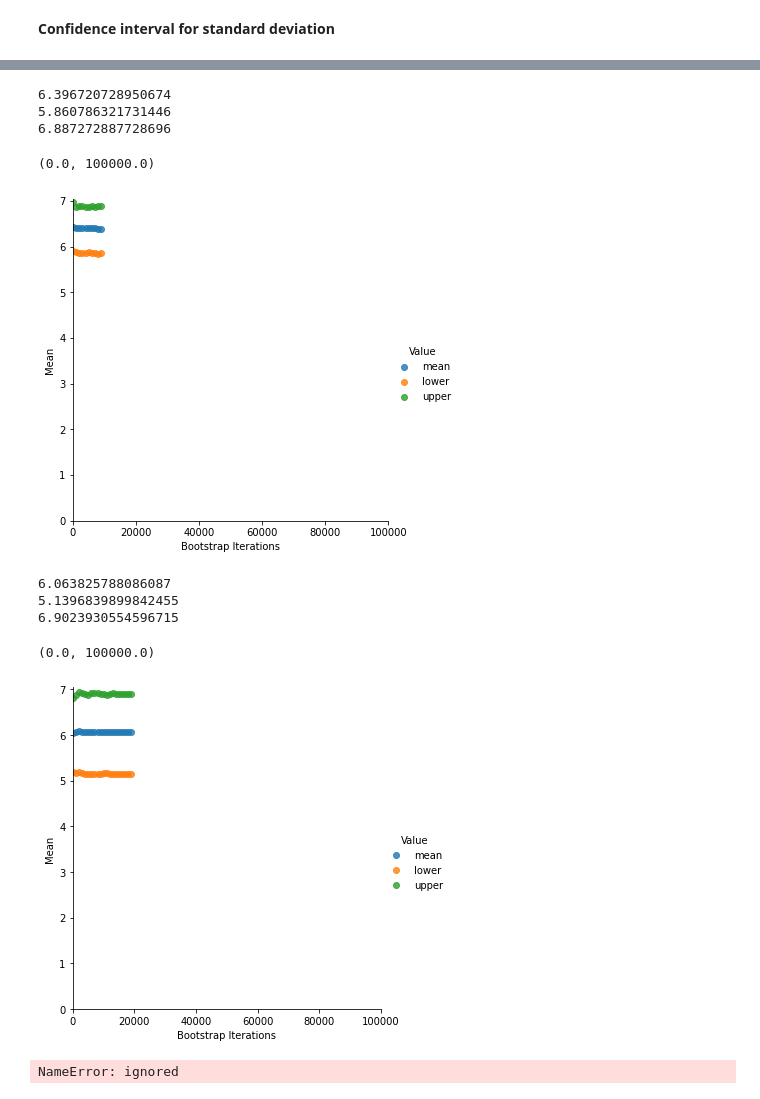
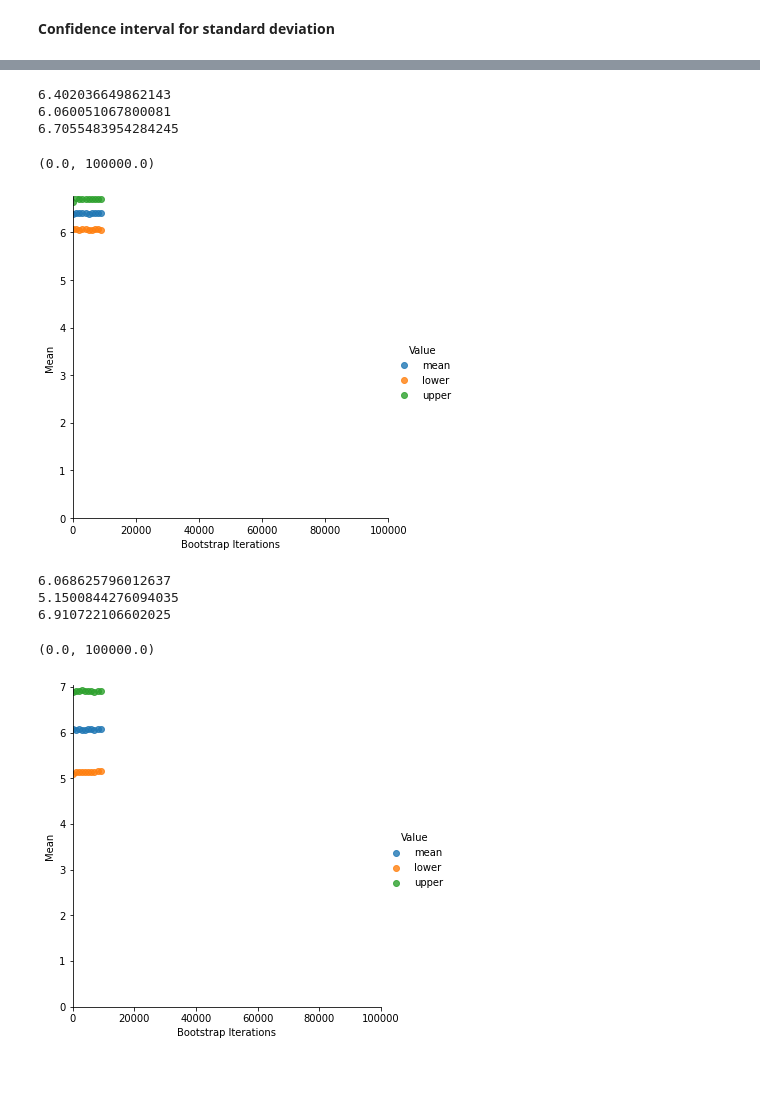
Before and after one commit to PreethamThinagaraj/CE888, a Jupyter notebook: Lab_2/bootstrap.ipynb, the cells around one changed output, grey strips where cells are left out. Cells and saved outputs as stored; diff of their text form; code cells hidden in the pictures; blank space fills up the shorter version.

```diff
--- a/Lab_2/bootstrap.ipynb
+++ b/Lab_2/bootstrap.ipynb
@@ -194,7 +194,7 @@ np.mean(df_v['New Fleet'])
 # Calling bootstrap function and plotting the results
 boots = []
 for i in range(100, 10000, 1000):
-    boot = bootstrap_mean_ci(df_v['Current fleet'], df_v['Current fleet'].shape[0], i,92)
+    boot = bootstrap_mean_ci(df_v['Current fleet'], df_v['Current fleet'].shape[0], i,85)
     boots.append([i, boot[0], "mean"])
     boots.append([i, boot[1], "lower"])
     boots.append([i, boot[2], "upper"])
@@ -367,8 +349,8 @@ b=np.array(dem_share_OH)
 # %%
 # Calling bootstrap function and plotting the results
 boots = []
-for i in range(100, 100000, 1000):
-    boot = bootstrap_mean_ci(a, a.shape[0], i,98)
+for i in range(100, 20000, 1000):
+    boot = bootstrap_mean_ci(b, b.shape[0], i,95)
     boots.append([i, boot[0], "mean"])
     boots.append([i, boot[1], "lower"])
     boots.append([i, boot[2], "upper"])
@@ -410,7 +392,7 @@ def bootstrap_std_ci(x, sample_size, n_bootstraps, ci):
 # Calling bootstrap function and plotting the results
 boots = []
 for i in range(100, 10000, 1000):
-    boot = bootstrap_std_ci(data, data.shape[0], i,95)
+    boot = bootstrap_std_ci(data, data.shape[0], i,90)
     boots.append([i, boot[0], "mean"])
     boots.append([i, boot[1], "lower"])
     boots.append([i, boot[2], "upper"])
@@ -432,7 +414,7 @@ sns_plot.axes[0, 0].set_xlim(0, 100000)
 # Calling bootstrap function and plotting the results
 boots = []
 for i in range(100, 10000, 1000):
-    boot = bootstrap_std_ci(df_v['Current fleet'], df_v['Current fleet'].shape[0], i,92)
+    boot = bootstrap_std_ci(df_v['Current fleet'], df_v['Current fleet'].shape[0], i,73)
     boots.append([i, boot[0], "mean"])
     boots.append([i, boot[1], "lower"])
     boots.append([i, boot[2], "upper"])
@@ -445,34 +427,30 @@ sns_plot = sns.lmplot(df_boot.columns[0], df_boot.columns[1], data=df_boot, fit_
 sns_plot.axes[0, 0].set_ylim(0,)
 sns_plot.axes[0, 0].set_xlim(0, 100000)
 # %% [output]
-6.396720728950674
-5.860786321731446
-6.887272887728696
+6.402036649862143
+6.060051067800081
+6.7055483954284245
 (0.0, 100000.0)
-[figure, old version]
+[figure, new version]
 # %%
 # Calling bootstrap function and plotting the results
 boots = []
-for i in range(100, 20000, 1000):
+for i in range(100, 10000, 1000):
     boot = bootstrap_std_ci(x, x.shape[0], i,95)
     boots.append([i, boot[0], "mean"])
     boots.append([i, boot[1], "lower"])
     boots.append([i, boot[2], "upper"])
 print(boot[0])
 print(boot[1])
 print(boot[2])
 df_boot = pd.DataFrame(boots, columns=['Bootstrap Iterations', 'Mean', "Value"])
 sns_plot = sns.lmplot(df_boot.columns[0], df_boot.columns[1], data=df_boot, fit_reg=False, hue="Value")
 
 sns_plot.axes[0, 0].set_ylim(0,)
 sns_plot.axes[0, 0].set_xlim(0, 100000)
 # %% [output]
-6.063825788086087
-5.1396839899842455
-6.9023930554596715
+6.068625796012637
+5.1500844276094035
+6.910722106602025
 (0.0, 100000.0)
-[figure, old version]
+[figure, new version]
-# %%
-x
-# %% [output]
-NameError: ignored
```
Also changed, not shown: parts of 9 cells of this notebook.
